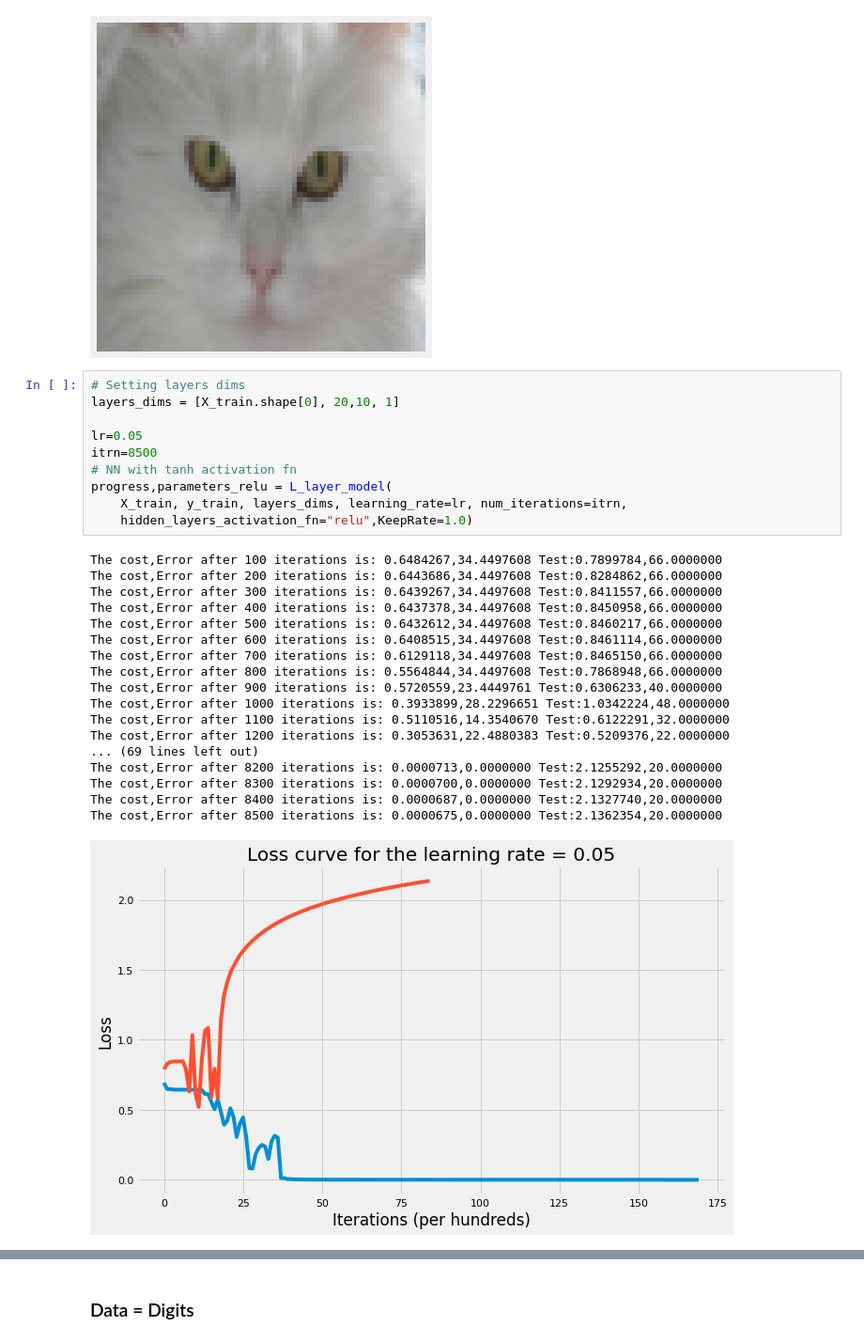
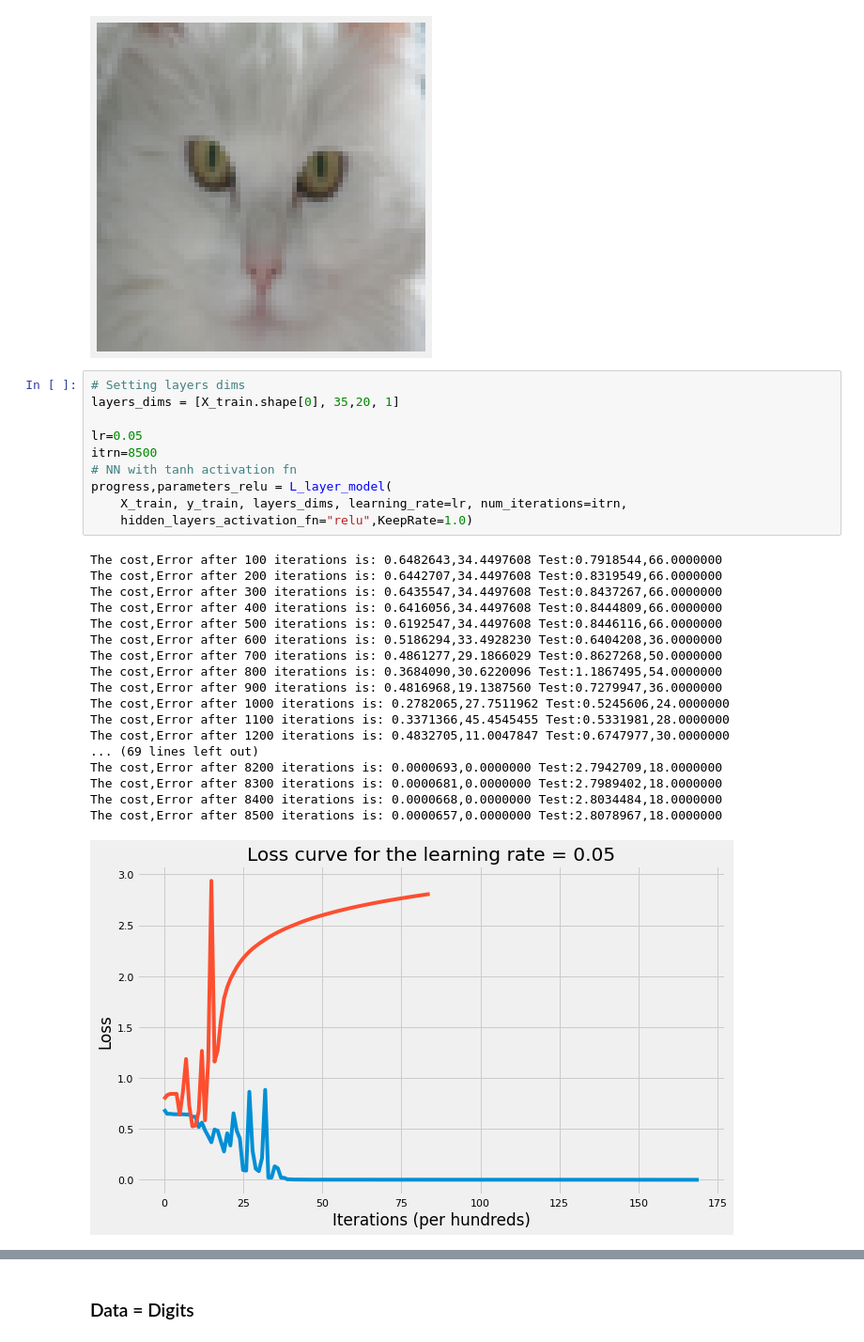
Before and after one commit to Gelesh/DeepLearingVanilaCode, a Jupyter notebook: Dropout_MoreData.ipynb, the cells around one changed output, grey strips where cells are left out. Shown: that part at 94% size. Saved outputs shown, nothing was run; the diff lists cells and outputs as text.

```diff
--- a/Dropout_MoreData.ipynb
+++ b/Dropout_MoreData.ipynb
@@ -876,33 +876,33 @@ Test: (12288, 50), (1, 50)
 [figure]
 # %%
 # Setting layers dims
-layers_dims = [X_train.shape[0], 20,10, 1]
+layers_dims = [X_train.shape[0], 35,20, 1]
 
 lr=0.05
 itrn=8500
 # NN with tanh activation fn
 progress,parameters_relu = L_layer_model(
     X_train, y_train, layers_dims, learning_rate=lr, num_iterations=itrn,
     hidden_layers_activation_fn="relu",KeepRate=1.0)
 # %% [output]
-The cost,Error after 100 iterations is: 0.6484267,34.4497608 Test:0.7899784,66.0000000
-The cost,Error after 200 iterations is: 0.6443686,34.4497608 Test:0.8284862,66.0000000
-The cost,Error after 300 iterations is: 0.6439267,34.4497608 Test:0.8411557,66.0000000
-The cost,Error after 400 iterations is: 0.6437378,34.4497608 Test:0.8450958,66.0000000
-The cost,Error after 500 iterations is: 0.6432612,34.4497608 Test:0.8460217,66.0000000
-The cost,Error after 600 iterations is: 0.6408515,34.4497608 Test:0.8461114,66.0000000
-The cost,Error after 700 iterations is: 0.6129118,34.4497608 Test:0.8465150,66.0000000
-The cost,Error after 800 iterations is: 0.5564844,34.4497608 Test:0.7868948,66.0000000
-The cost,Error after 900 iterations is: 0.5720559,23.4449761 Test:0.6306233,40.0000000
-The cost,Error after 1000 iterations is: 0.3933899,28.2296651 Test:1.0342224,48.0000000
-The cost,Error after 1100 iterations is: 0.5110516,14.3540670 Test:0.6122291,32.0000000
-The cost,Error after 1200 iterations is: 0.3053631,22.4880383 Test:0.5209376,22.0000000
+The cost,Error after 100 iterations is: 0.6482643,34.4497608 Test:0.7918544,66.0000000
+The cost,Error after 200 iterations is: 0.6442707,34.4497608 Test:0.8319549,66.0000000
+The cost,Error after 300 iterations is: 0.6435547,34.4497608 Test:0.8437267,66.0000000
+The cost,Error after 400 iterations is: 0.6416056,34.4497608 Test:0.8444809,66.0000000
+The cost,Error after 500 iterations is: 0.6192547,34.4497608 Test:0.8446116,66.0000000
+The cost,Error after 600 iterations is: 0.5186294,33.4928230 Test:0.6404208,36.0000000
+The cost,Error after 700 iterations is: 0.4861277,29.1866029 Test:0.8627268,50.0000000
+The cost,Error after 800 iterations is: 0.3684090,30.6220096 Test:1.1867495,54.0000000
+The cost,Error after 900 iterations is: 0.4816968,19.1387560 Test:0.7279947,36.0000000
+The cost,Error after 1000 iterations is: 0.2782065,27.7511962 Test:0.5245606,24.0000000
+The cost,Error after 1100 iterations is: 0.3371366,45.4545455 Test:0.5331981,28.0000000
+The cost,Error after 1200 iterations is: 0.4832705,11.0047847 Test:0.6747977,30.0000000
 ... (69 lines left out)
-The cost,Error after 8200 iterations is: 0.0000713,0.0000000 Test:2.1255292,20.0000000
-The cost,Error after 8300 iterations is: 0.0000700,0.0000000 Test:2.1292934,20.0000000
-The cost,Error after 8400 iterations is: 0.0000687,0.0000000 Test:2.1327740,20.0000000
-The cost,Error after 8500 iterations is: 0.0000675,0.0000000 Test:2.1362354,20.0000000
+The cost,Error after 8200 iterations is: 0.0000693,0.0000000 Test:2.7942709,18.0000000
+The cost,Error after 8300 iterations is: 0.0000681,0.0000000 Test:2.7989402,18.0000000
+The cost,Error after 8400 iterations is: 0.0000668,0.0000000 Test:2.8034484,18.0000000
+The cost,Error after 8500 iterations is: 0.0000657,0.0000000 Test:2.8078967,18.0000000
-[figure, old version]
+[figure, new version]
 # %%
 # Print the accuracy
 print()
```
Also changed, not shown: parts of 21 cells of this notebook.
